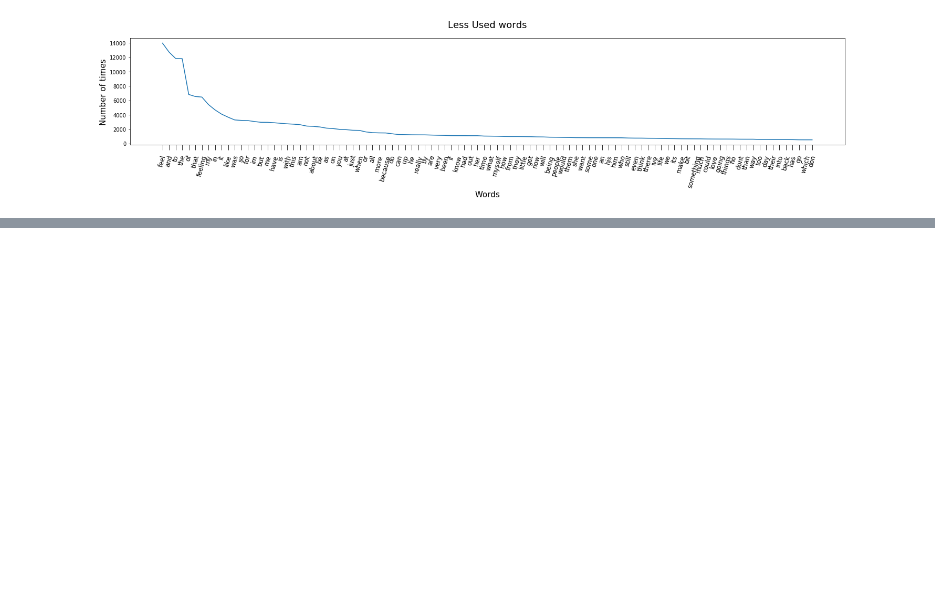
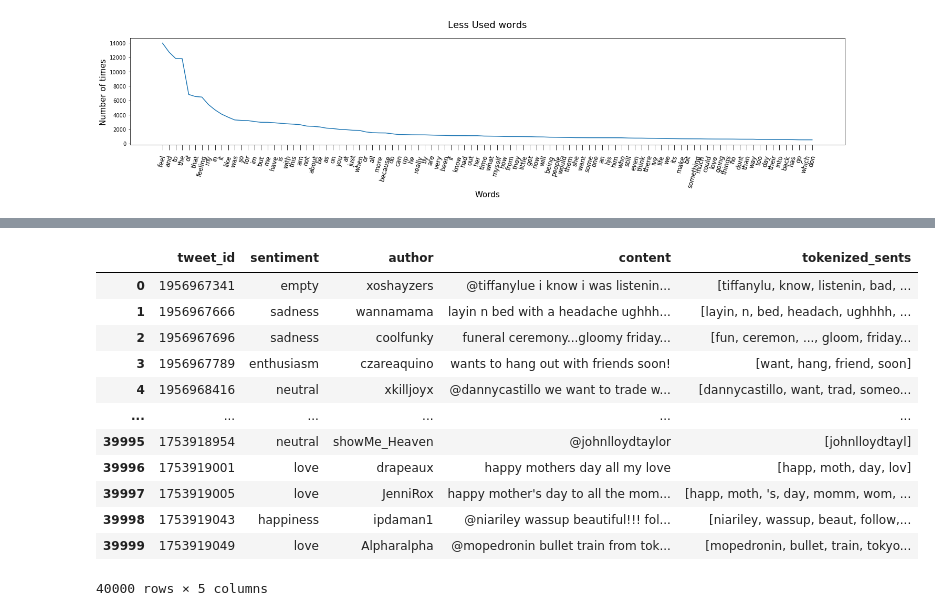
Before and after one commit to ejhb/audit, a Jupyter notebook: 2020/12-december/09-emotion/testing_zone/testing.ipynb, the cells around one changed output, grey strips where cells are left out. Saved outputs shown, nothing was run; the diff lists cells and outputs as text; code cells hidden in the pictures; blank space fills up the shorter version.

```diff
--- a/2020/12-december/09-emotion/testing_zone/testing.ipynb
+++ b/2020/12-december/09-emotion/testing_zone/testing.ipynb
@@ -101,0 +147,38 @@ pd.reset_option("^display") ##Reset display option
+# %%
+df2 = pd.read_csv('../data/text_emotion.csv')
+
+df2.content = df2.content.str.lower() # lowercase
+
+exclude = set(string.punctuation) # exclude = punctuation strings
+stop_sw = stopwords.words('english') # we choosing stop words of english dict
+stop_sw.extend(exclude) # we add strings punctions to stop word dict
+
+stemmer = SnowballStemmer("english") # we choosing the language english for the stemmization
+porter = PorterStemmer()
+lancaster=LancasterStemmer()
+
+df2['tokenized_sents'] = df2.apply(lambda row: word_tokenize(row['content']), axis=1) # Tokenization
+df2['tokenized_sents'] = df2['tokenized_sents'].apply(lambda x: [item for item in x if item not in stop_sw])
+
+df2.tokenized_sents = [[lemma.lemmatize(word) for word in each if word not in stop_sw] for each in df2.tokenized_sents] # delete stop word for each token
+
+
+
+df2['tokenized_sents'] = df2['tokenized_sents'].apply(lambda x: [stemmer.stem(y) for y in x]) # Stem every word.
+df2['tokenized_sents'] = df2['tokenized_sents'].apply(lambda x: [porter.stem(y) for y in x]) # Stem every word.
+df2['tokenized_sents'] = df2['tokenized_sents'].apply(lambda x: [lancaster.stem(y) for y in x]) # Stem every word.
+df2
+# %% [output]
+|  | tweet_id | sentiment | author | content | tokenized_sents |
+| 0 | 1956967341 | empty | xoshayzers | @tiffanylue i know i was listenin... | [tiffanylu, know, listenin, bad, ... |
+| 1 | 1956967666 | sadness | wannamama | layin n bed with a headache ughhh... | [layin, n, bed, headach, ughhhh, ... |
+| 2 | 1956967696 | sadness | coolfunky | funeral ceremony...gloomy friday... | [fun, ceremon, ..., gloom, friday... |
+| 3 | 1956967789 | enthusiasm | czareaquino | wants to hang out with friends soon! | [want, hang, friend, soon] |
+| 4 | 1956968416 | neutral | xkilljoyx | @dannycastillo we want to trade w... | [dannycastillo, want, trad, someo... |
+| ... | ... | ... | ... | ... | ... |
+| 39995 | 1753918954 | neutral | showMe_Heaven | @johnlloydtaylor | [johnlloydtayl] |
+| 39996 | 1753919001 | love | drapeaux | happy mothers day all my love | [happ, moth, day, lov] |
+| 39997 | 1753919005 | love | JenniRox | happy mother's day to all the mom... | [happ, moth, 's, day, momm, wom, ... |
+| 39998 | 1753919043 | happiness | ipdaman1 | @niariley wassup beautiful!!! fol... | [niariley, wassup, beaut, follow,... |
+| 39999 | 1753919049 | love | Alpharalpha | @mopedronin bullet train from tok... | [mopedronin, bullet, train, tokyo... |
+40000 rows × 5 columns
```
Also changed, not shown: parts of 4 cells of this notebook, 2 other files.
